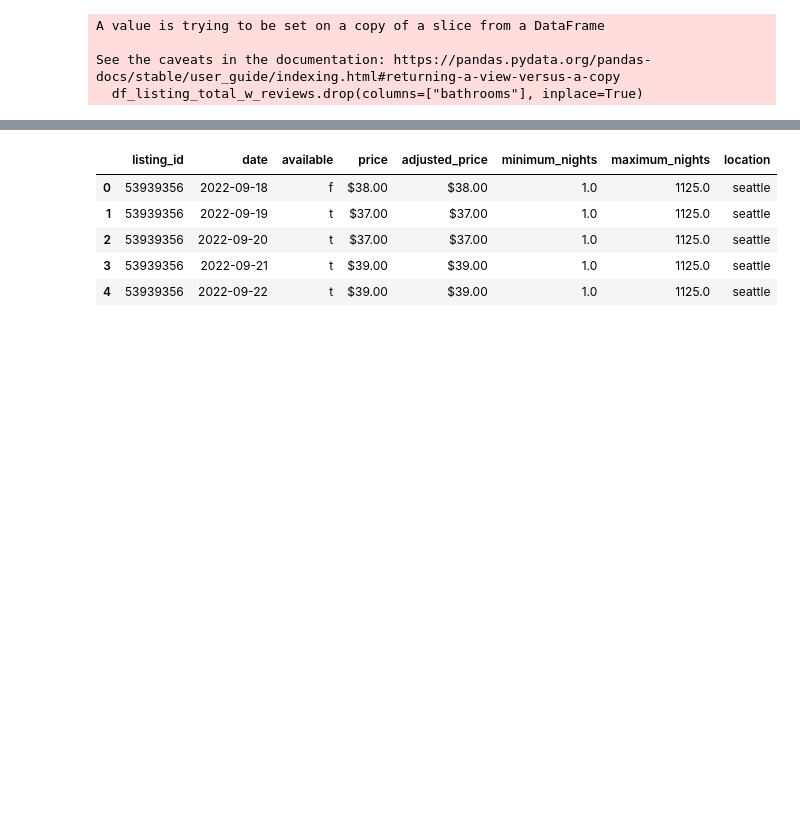
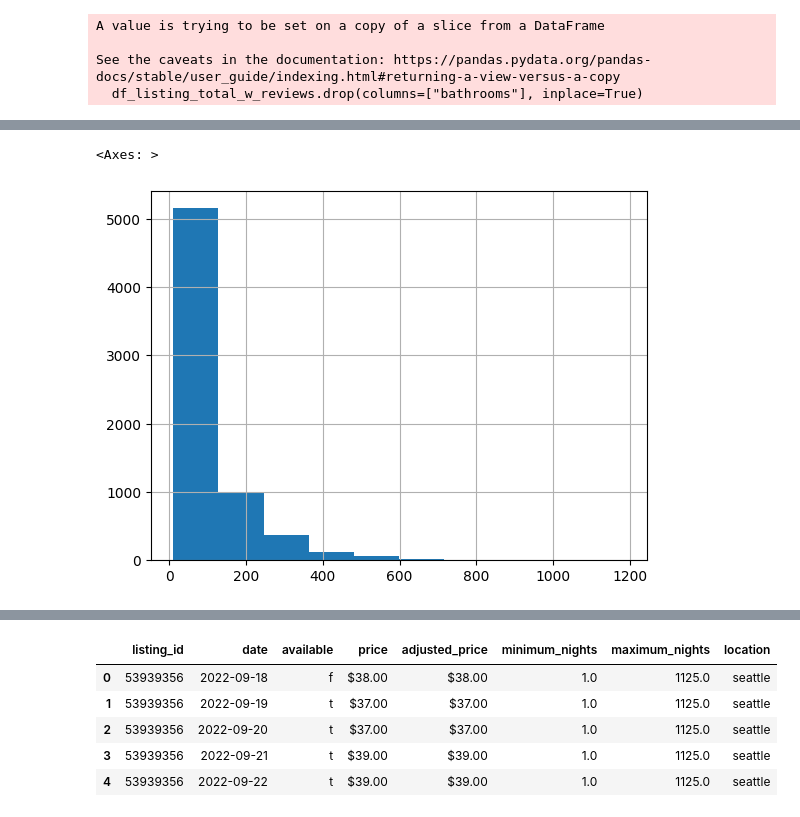
Before and after one commit to captainst/airbnb-data-analysis, a Jupyter notebook: test.ipynb, the cells around one changed output, grey strips where cells are left out. Cells and saved outputs as stored; diff of their text form; code cells hidden in the pictures; blank space fills up the shorter version.

```diff
--- a/test.ipynb
+++ b/test.ipynb
@@ -276,0 +319,11 @@ TypeError: could not convert string to float: 'within an hour'
+# %%
+df_listing_total_w_reviews_cleaned.host_acceptance_rate = df_listing_total_w_reviews_cleaned.host_acceptance_rate.str.replace("%","").astype("float32")
+# %%
+df_listing_total_w_reviews_cleaned.price = df_listing_total_w_reviews_cleaned.price.str.replace('[\$,]', '', regex=True).astype("float32")
+# %%
+for feature in features_numerical:
+#    df_listing_total_w_reviews_cleaned[feature] = pd.to_numeric(df_listing_total_w_reviews_cleaned[feature], errors='coerce')
+    df_listing_total_w_reviews_cleaned[feature] = df_listing_total_w_reviews_cleaned[feature].astype('float32')
+# %%
+for feature in features_numerical:
+    df_listing_total_w_reviews_cleaned[feature].fillna(df_listing_total_w_reviews_cleaned[feature].median(), inplace=True)
@@ -276,0 +342,5 @@ TypeError: could not convert string to float: 'within an hour'
+# %%
+df_listing_total_w_reviews_cleaned["number_of_reviews"].hist()
+# %% [output]
+<Axes: >
+[figure, added]
```
Also changed, not shown: parts of 47 cells of this notebook, 4 other files.
